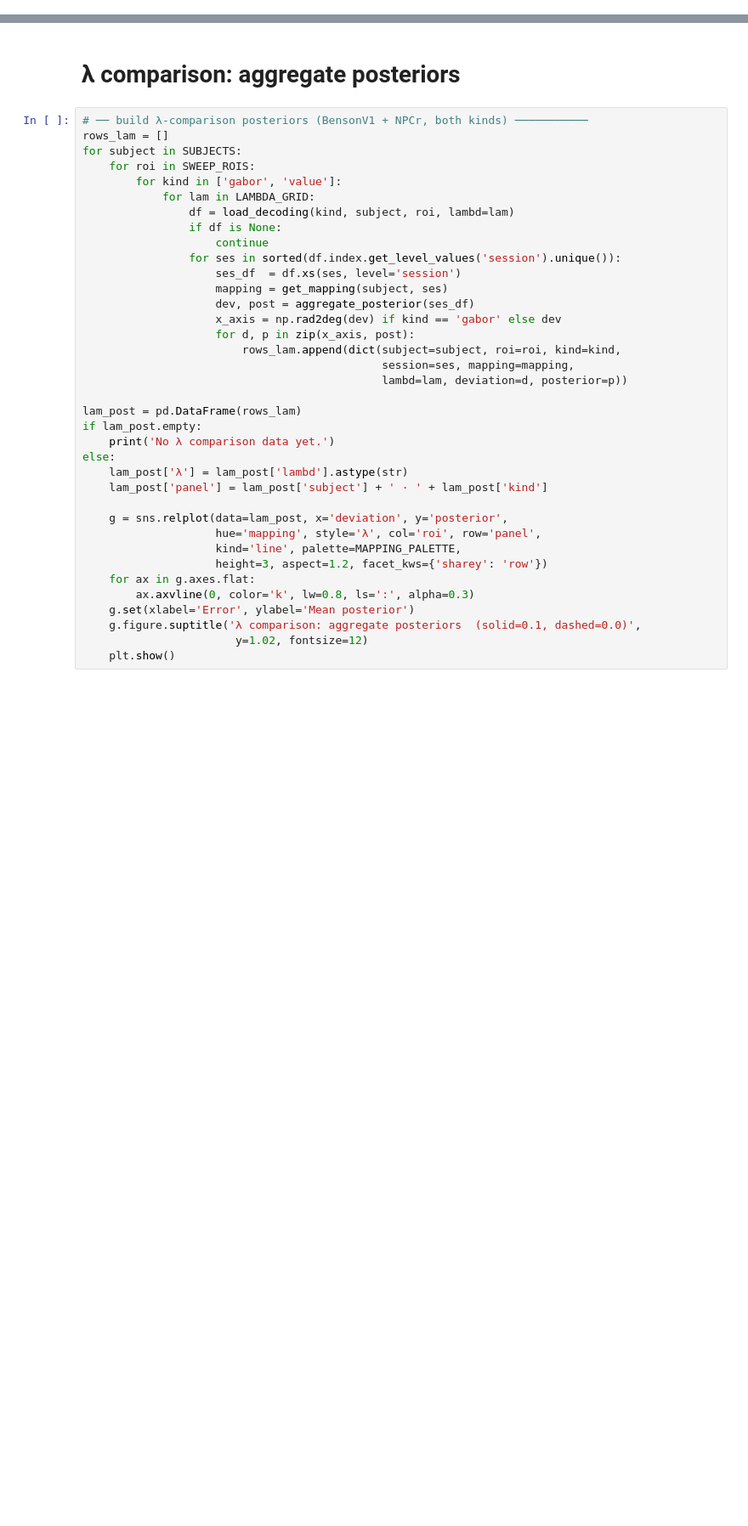
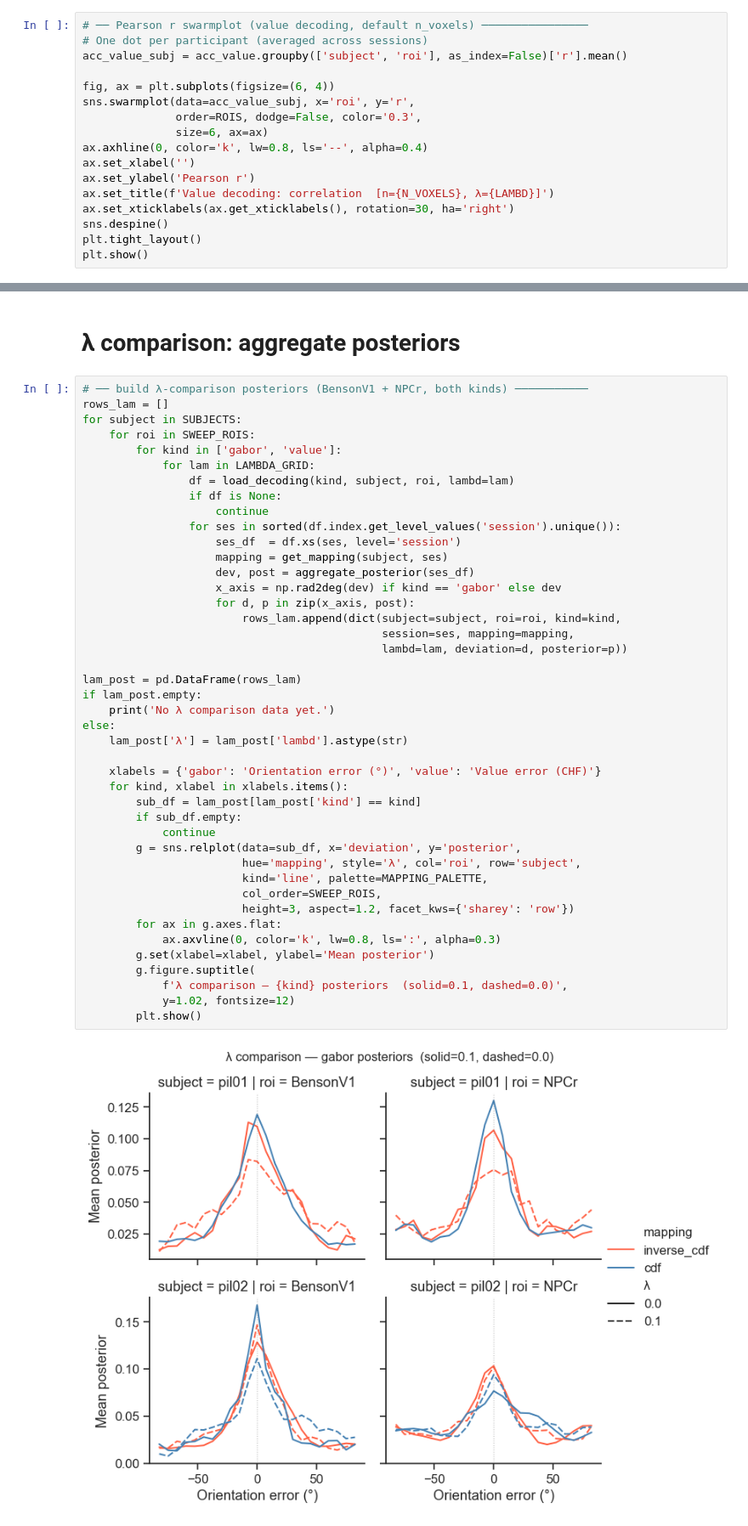
Before and after one commit to Gilles86/abstract_values, a Jupyter notebook: abstract_values/encoding_models/notebooks/analyze_decoding.ipynb, the cells around one changed output, grey strips where cells are left out. Shown at 85% size. Cells and saved outputs as stored; diff of their text form; blank space fills up the shorter version.

```diff
--- a/abstract_values/encoding_models/notebooks/analyze_decoding.ipynb
+++ b/abstract_values/encoding_models/notebooks/analyze_decoding.ipynb
@@ -310,3 +429,20 @@ print(acc_value[['subject','session','mapping','roi','mae_chf','r']].to_string(i
+# %%
+# ── Pearson r swarmplot (value decoding, default n_voxels) ────────────────
+# One dot per participant (averaged across sessions)
+acc_value_subj = acc_value.groupby(['subject', 'roi'], as_index=False)['r'].mean()
+
+fig, ax = plt.subplots(figsize=(6, 4))
+sns.swarmplot(data=acc_value_subj, x='roi', y='r',
+              order=ROIS, dodge=False, color='0.3',
+              size=6, ax=ax)
+ax.axhline(0, color='k', lw=0.8, ls='--', alpha=0.4)
+ax.set_xlabel('')
+ax.set_ylabel('Pearson r')
+ax.set_title(f'Value decoding: correlation  [n={N_VOXELS}, λ={LAMBD}]')
+ax.set_xticklabels(ax.get_xticklabels(), rotation=30, ha='right')
+sns.despine()
+plt.tight_layout()
+plt.show()
 # %% [markdown]
 # Effect of n_voxels  (λ as hue)
 # %%
@@ -337,37 +475,45 @@ else:
 # %%
 # ── build λ-comparison posteriors (BensonV1 + NPCr, both kinds) ───────────
 rows_lam = []
 for subject in SUBJECTS:
     for roi in SWEEP_ROIS:
         for kind in ['gabor', 'value']:
             for lam in LAMBDA_GRID:
                 df = load_decoding(kind, subject, roi, lambd=lam)
                 if df is None:
                     continue
                 for ses in sorted(df.index.get_level_values('session').unique()):
                     ses_df  = df.xs(ses, level='session')
                     mapping = get_mapping(subject, ses)
                     dev, post = aggregate_posterior(ses_df)
                     x_axis = np.rad2deg(dev) if kind == 'gabor' else dev
                     for d, p in zip(x_axis, post):
                         rows_lam.append(dict(subject=subject, roi=roi, kind=kind,
                                              session=ses, mapping=mapping,
                                              lambd=lam, deviation=d, posterior=p))
 
 lam_post = pd.DataFrame(rows_lam)
 if lam_post.empty:
     print('No λ comparison data yet.')
 else:
     lam_post['λ'] = lam_post['lambd'].astype(str)
-    lam_post['panel'] = lam_post['subject'] + ' · ' + lam_post['kind']
 
-    g = sns.relplot(data=lam_post, x='deviation', y='posterior',
-                    hue='mapping', style='λ', col='roi', row='panel',
-                    kind='line', palette=MAPPING_PALETTE,
-                    height=3, aspect=1.2, facet_kws={'sharey': 'row'})
-    for ax in g.axes.flat:
-        ax.axvline(0, color='k', lw=0.8, ls=':', alpha=0.3)
-    g.set(xlabel='Error', ylabel='Mean posterior')
-    g.figure.suptitle('λ comparison: aggregate posteriors  (solid=0.1, dashed=0.0)',
-                       y=1.02, fontsize=12)
-    plt.show()
+    xlabels = {'gabor': 'Orientation error (°)', 'value': 'Value error (CHF)'}
+    for kind, xlabel in xlabels.items():
+        sub_df = lam_post[lam_post['kind'] == kind]
+        if sub_df.empty:
+            continue
+        g = sns.relplot(data=sub_df, x='deviation', y='posterior',
+                        hue='mapping', style='λ', col='roi', row='subject',
+                        kind='line', palette=MAPPING_PALETTE,
+                        col_order=SWEEP_ROIS,
+                        height=3, aspect=1.2, facet_kws={'sharey': 'row'})
+        for ax in g.axes.flat:
+            ax.axvline(0, color='k', lw=0.8, ls=':', alpha=0.3)
+        g.set(xlabel=xlabel, ylabel='Mean posterior')
+        g.figure.suptitle(
+            f'λ comparison — {kind} posteriors  (solid=0.1, dashed=0.0)',
+            y=1.02, fontsize=12)
+        plt.show()
+# %% [output]
+[figure, added]
```
Also changed, not shown: parts of 12 cells of this notebook, 2 other files.
